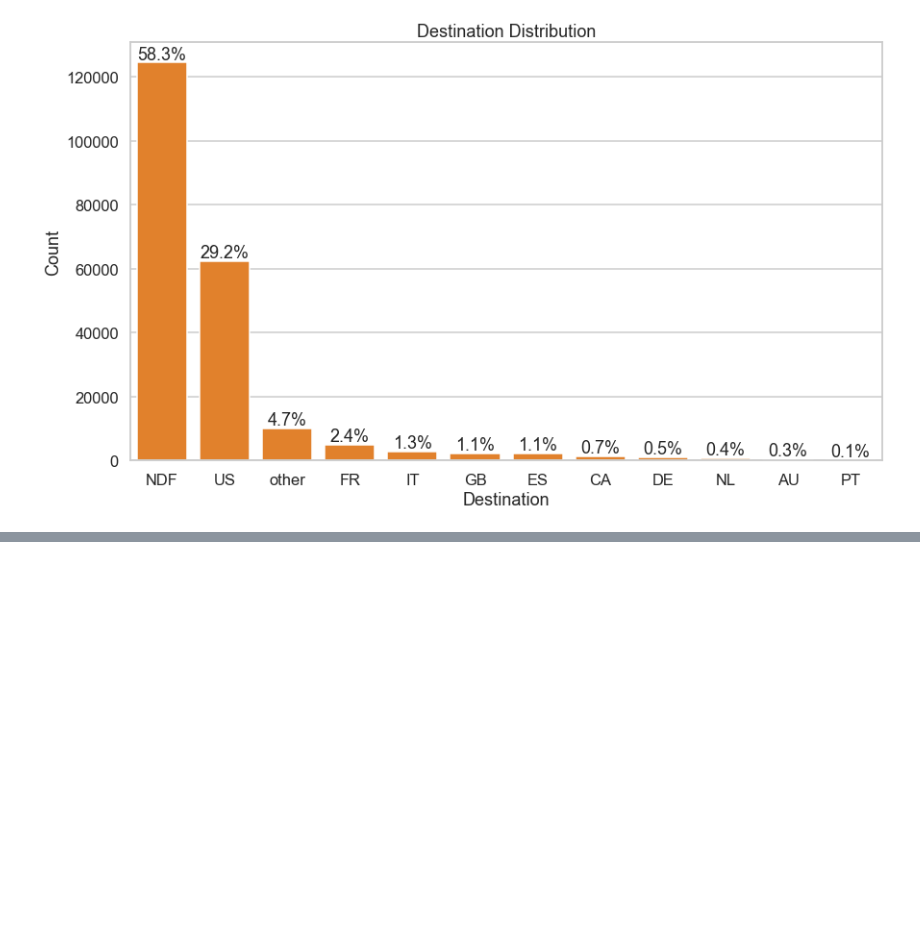
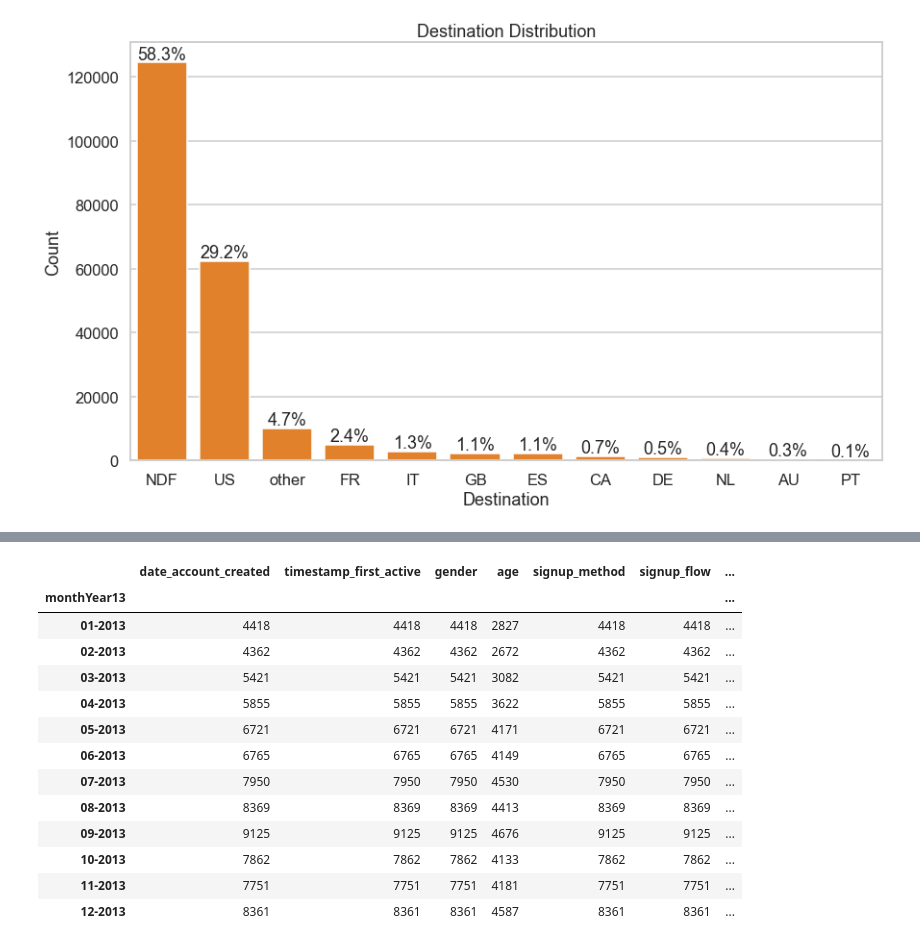
Before and after one commit to seachan94/Kaggle, a Jupyter notebook: AIrbnb/Airbnb.ipynb, the cells around one changed output, grey strips where cells are left out. Cells and saved outputs as stored; diff of their text form; code cells hidden in the pictures; blank space fills up the shorter version.

```diff
--- a/AIrbnb/Airbnb.ipynb
+++ b/AIrbnb/Airbnb.ipynb
@@ -152,0 +204,54 @@ for i in range(order2.shape[0]):
+# %%
+def age(x):
+
+    if 18<x<=20:
+        return '18 - 20'
+    elif 20<x<=30:
+        return '20 - 30'
+    elif 30<x<=40:
+        return '30 - 40'
+    elif 40<x<=50:
+        return '40 - 50'
+    elif 50 <x<=60:
+        return '50 - 60'
+    elif 60 <x <=70:
+        return '60 - 70'
+    elif 70<x<=100:
+        return "70+"
+    return np.nan
+# %%
+df_all['age_bins'] = df_all['age'].apply(
+    lambda x : age(x)
+)
+# %%
+df_month13 = df_all[df_all['date_account_created'].dt.year == 2013]
+
+df_month13['monthYear13'] = df_month13['date_account_created'].map(
+    lambda x: x.strftime('%m-%Y')
+)
+df_month13 = df_month13.groupby('monthYear13').count()
+# %%
+plt.figure(figsize=[14,8])
+sns.barplot(data=df_month13,x=df_month13.index,y='affiliate_provider',color=sns.color_palette()[3]);
+plt.title('2014 month wise distribution');
+plt.xlabel('Month-Year')
+plt.ylabel('Counts')
+for i in range(df_month13.shape[0]):
+    count=df_month13.iloc[i]['affiliate_provider']
+    strt='{:0.2f}%'.format(100*count/df_all.shape[0])
+    plt.text(i,count+100,strt,ha='center')
+# %% [output]
+|  | date_account_created | timestamp_first_active | gender | age | signup_method | signup_flow | ... |
+| monthYear13 |  |  |  |  |  |  | ... |
+| 01-2013 | 4418 | 4418 | 4418 | 2827 | 4418 | 4418 | ... |
+| 02-2013 | 4362 | 4362 | 4362 | 2672 | 4362 | 4362 | ... |
+| 03-2013 | 5421 | 5421 | 5421 | 3082 | 5421 | 5421 | ... |
+| 04-2013 | 5855 | 5855 | 5855 | 3622 | 5855 | 5855 | ... |
+| 05-2013 | 6721 | 6721 | 6721 | 4171 | 6721 | 6721 | ... |
+| 06-2013 | 6765 | 6765 | 6765 | 4149 | 6765 | 6765 | ... |
+| 07-2013 | 7950 | 7950 | 7950 | 4530 | 7950 | 7950 | ... |
+| 08-2013 | 8369 | 8369 | 8369 | 4413 | 8369 | 8369 | ... |
+| 09-2013 | 9125 | 9125 | 9125 | 4676 | 9125 | 9125 | ... |
+| 10-2013 | 7862 | 7862 | 7862 | 4133 | 7862 | 7862 | ... |
+| 11-2013 | 7751 | 7751 | 7751 | 4181 | 7751 | 7751 | ... |
+| 12-2013 | 8361 | 8361 | 8361 | 4587 | 8361 | 8361 | ... |
```
Also changed, not shown: parts of 4 cells of this notebook.
